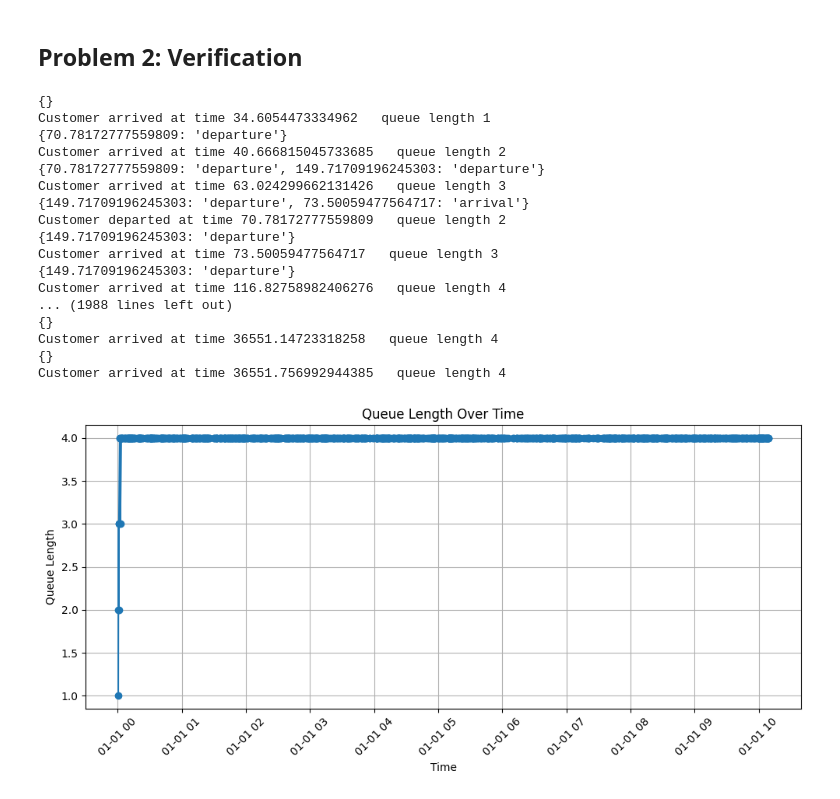
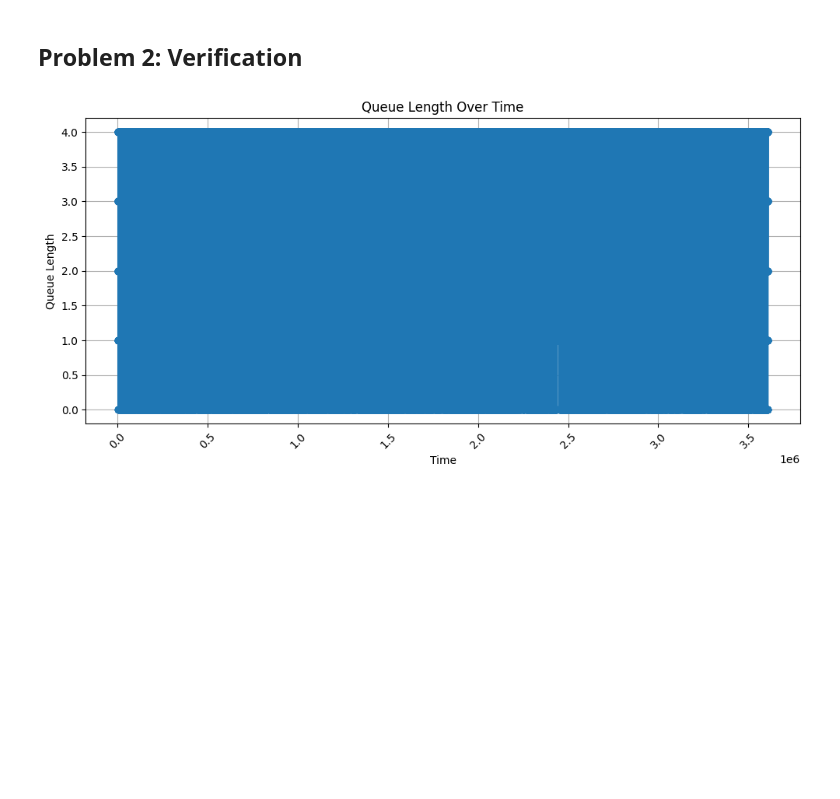
Before and after one commit to mikkelbjoern/traffic-course, a Jupyter notebook: project2/problem2.ipynb, the cells around one changed output. Saved outputs shown, nothing was run; the diff lists cells and outputs as text; code cells hidden in the pictures; blank space fills up the shorter version.

```diff
--- a/project2/problem2.ipynb
+++ b/project2/problem2.ipynb
@@ -15,7 +15,7 @@ def simulate_A():
     Event-driven simulation of M/M/2 queue with capacity 4
     """
     # Parameters
-    num_customers = 1000
+    num_customers = 100000
     arrival_rate = lambda_ / 3600  # customers per second
     service_rate = mu_A / 3600  # customers per second
     num_servers = 2
@@ -29,67 +29,61 @@ def simulate_A():
     event_queue[np.random.exponential(1 / arrival_rate)] = ARR_EVENT
 
     queue_length = 0
-    arrived_customers = 0
+    arrived_customers = 0 # Tracked to stop the simulation
     passed_events = {}
     queue_length_history = {}
+
+
     while arrived_customers < num_customers:
         # Get the next event
         event_time = min(event_queue.keys())
         event_type = event_queue.pop(event_time)
         passed_events[event_time] = event_type
-        print(event_queue)
+
 
         if event_type == ARR_EVENT:
             arrived_customers += 1
-            # Serve this customer if there is a free server
-
+            # Handle arrival
             if queue_length < queue_capacity:
                 queue_length += 1
-                # Schedule departure for this customer
-                service_time = np.random.exponential(1 / service_rate)
-                event_queue[event_time + service_time] = DEP_EVENT
+            if queue_length <= num_servers:
+                # Schedule departure
+                event_queue[event_time + np.random.exponential(1 / service_rate)] = DEP_EVENT
 
-            if queue_length <= num_servers:
-                # Schedule departure for this customer
-                service_time = np.random.exponential(1 / service_rate)
-                event_queue[event_time + service_time] = DEP_EVENT
+            # Schedule next arrival
+            event_queue[event_time + np.random.exponential(1 / arrival_rate)] = ARR_EVENT
+
+        elif event_type == DEP_EVENT:
+            # Handle departure
+            queue_length -= 1
+            if queue_length >= num_servers:
+                # Schedule next departure
+                event_queue[event_time + np.random.exponential(1 / service_rate)] = DEP_EVENT
+
+        queue_length_history[event_time] = queue_length
 
     return passed_events, queue_length_history
 
 
 
 
 import pandas as pd
 
 passed_events, queue_length_history = simulate_A()
+# Drop the first 100 events to avoid the initial transient state
+passed_events = {k: passed_events[k] for k in list(passed_events.keys())[100:]}
+queue_length_history = {k: queue_length_history[k] for k in list(queue_length_history.keys())[100:]}
+
 queue_length_df = pd.DataFrame.from_dict(queue_length_history, orient='index', columns=['Queue Length'])
-queue_length_df.index = pd.to_datetime(queue_length_df.index, unit='s')
 # Plot the queue length over time
 plt.figure(figsize=(10, 5))
 plt.plot(queue_length_df.index, queue_length_df['Queue Length'], marker='o', linestyle='-')
 plt.title('Queue Length Over Time')
 plt.xlabel('Time')
 plt.ylabel('Queue Length')
 plt.xticks(rotation=45)
 plt.grid()
 plt.tight_layout()
 plt.show()
 # %% [output]
-{}
-Customer arrived at time 34.6054473334962   queue length 1
-{70.78172777559809: 'departure'}
-Customer arrived at time 40.666815045733685   queue length 2
-{70.78172777559809: 'departure', 149.71709196245303: 'departure'}
-Customer arrived at time 63.024299662131426   queue length 3
-{149.71709196245303: 'departure', 73.50059477564717: 'arrival'}
-Customer departed at time 70.78172777559809   queue length 2
-{149.71709196245303: 'departure'}
-Customer arrived at time 73.50059477564717   queue length 3
-{149.71709196245303: 'departure'}
-Customer arrived at time 116.82758982406276   queue length 4
-... (1988 lines left out)
-{}
-Customer arrived at time 36551.14723318258   queue length 4
-{}
-Customer arrived at time 36551.756992944385   queue length 4
-[figure, old version]
+[figure, new version]
```
Also changed, not shown: parts of 4 cells of this notebook.
